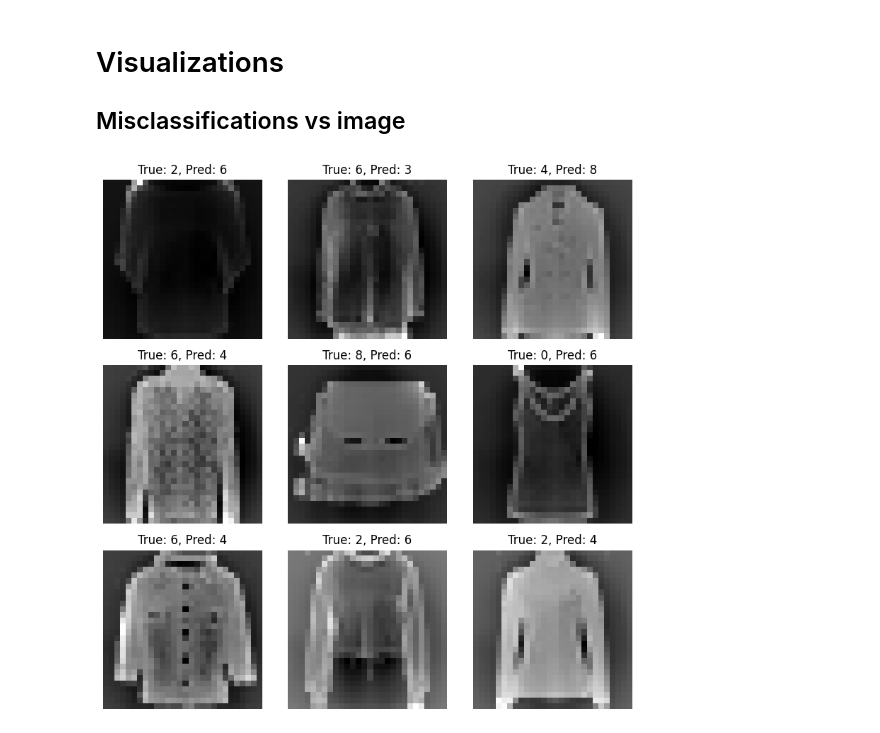
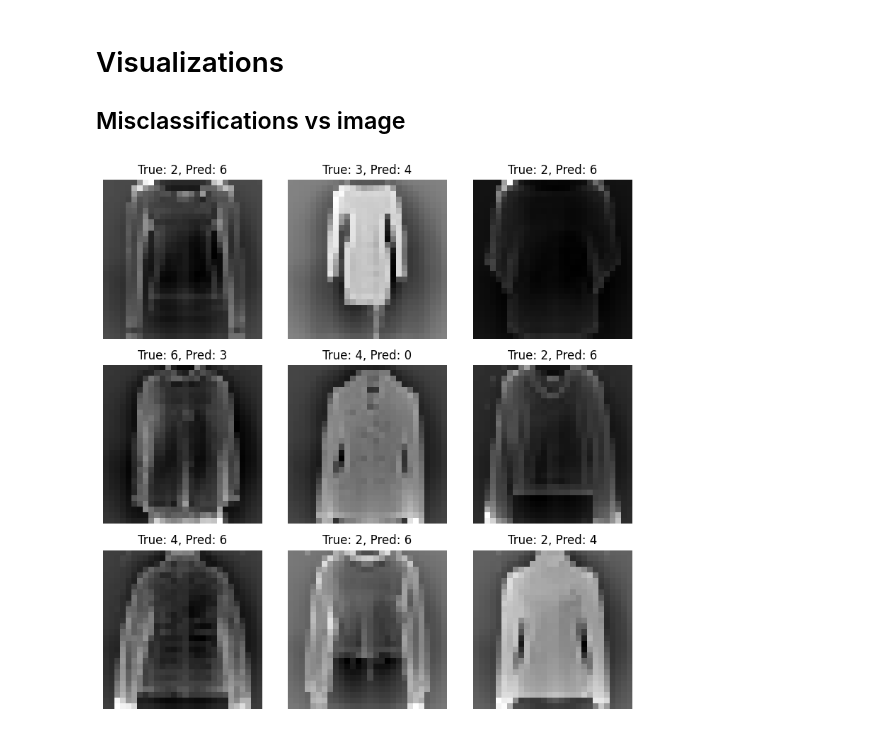
Before and after one commit to hexager/NeuralNetwork, a Jupyter notebook: NeuralNetwork.ipynb, the cells around one changed output. Cells and saved outputs as stored; diff of their text form; code cells hidden in the pictures.

Commit message:
improved visualization, added more flexibility in neural network

```diff
--- a/NeuralNetwork.ipynb
+++ b/NeuralNetwork.ipynb
@@ -84,8 +131,8 @@ class NeuralNetwork:
         self.layers = []
         self.loss_history = []
         self.train_valgap = []
-    def add_layer(self, n_inputs, n_neurons, activation='relu'):
-        self.layers.append(Layer(n_inputs, n_neurons, activation))
+    def add_layer(self, n_inputs, n_neurons, activation='relu', optimizer = 'gd'):
+        self.layers.append(Layer(n_inputs, n_neurons, activation,optimizer))
     def forward(self, X):
         current_output = X
         for layer in self.layers:
@@ -125,9 +172,9 @@ class NeuralNetwork:
             if (epoch + 1) % 5 == 0:
                 y_pred = self.forward(X)
                 accuracy = self.compute_accuracy(y_pred, y)
-                print(f'Epoch {epoch + 1}/{epochs}, Loss: {loss:.4f}, Accuracy: {accuracy:.4f}')
                 val_predictions = self.forward(X_val)
                 val_accuracy = self.compute_accuracy(val_predictions, y_val_onehot)
+                print(f'Epoch {epoch + 1}/{epochs}, Loss: {loss:.4f}, Accuracy: {accuracy:.4f}, Validation Accuracy {val_accuracy:.4f}')
         return self.loss_history
 # %% [markdown]
 ## Creating model Architecture
@@ -138,6 +185,6 @@ Neuralnetmodel = NeuralNetwork()
 Neuralnetmodel.add_layer(n_features, 64, 'relu')    # Input layer -> Hidden layer
 Neuralnetmodel.add_layer(64, 32, 'relu')            # Hidden layer -> Hidden layer
 Neuralnetmodel.add_layer(32, n_classes, 'softmax')   # Hidden layer -> Output layer
-loss_history = Neuralnetmodel.train( X_train, y_train_onehot,batch_size=32,
-        learning_rate=0.002)
+loss_history = Neuralnetmodel.train( X_train, y_train_onehot,batch_size=128,
+        learning_rate=0.002, epochs=15)
 # %% [output]
@@ -166,13 +204,13 @@ Test Accuracy: 0.8698
 
 ## Misclassifications vs image
 # %%
-misclassified = np.where(y_pred != y_test)[0]
+misclassified = np.where(np.argmax(test_predictions, axis=1) != y_test)[0]
 fig, axes = plt.subplots(3, 3, figsize=(8, 8))
 for i, ax in enumerate(axes.flat[:9]):
     ax.imshow(X_test[misclassified[i]].reshape(28, 28), cmap='gray')
-    ax.set_title(f'True: {y_test.iloc[misclassified[i]]}, Pred: {y_pred[misclassified[i]]}')
+    ax.set_title(f'True: {y_test.iloc[misclassified[i]]}, Pred: {np.argmax(test_predictions, axis=1)[misclassified[i]]}')
     ax.axis('off')
 plt.tight_layout()
 plt.show()
 # %% [output]
-[figure, old version]
+[figure, new version]
```
Also changed, not shown: parts of 11 cells of this notebook.
